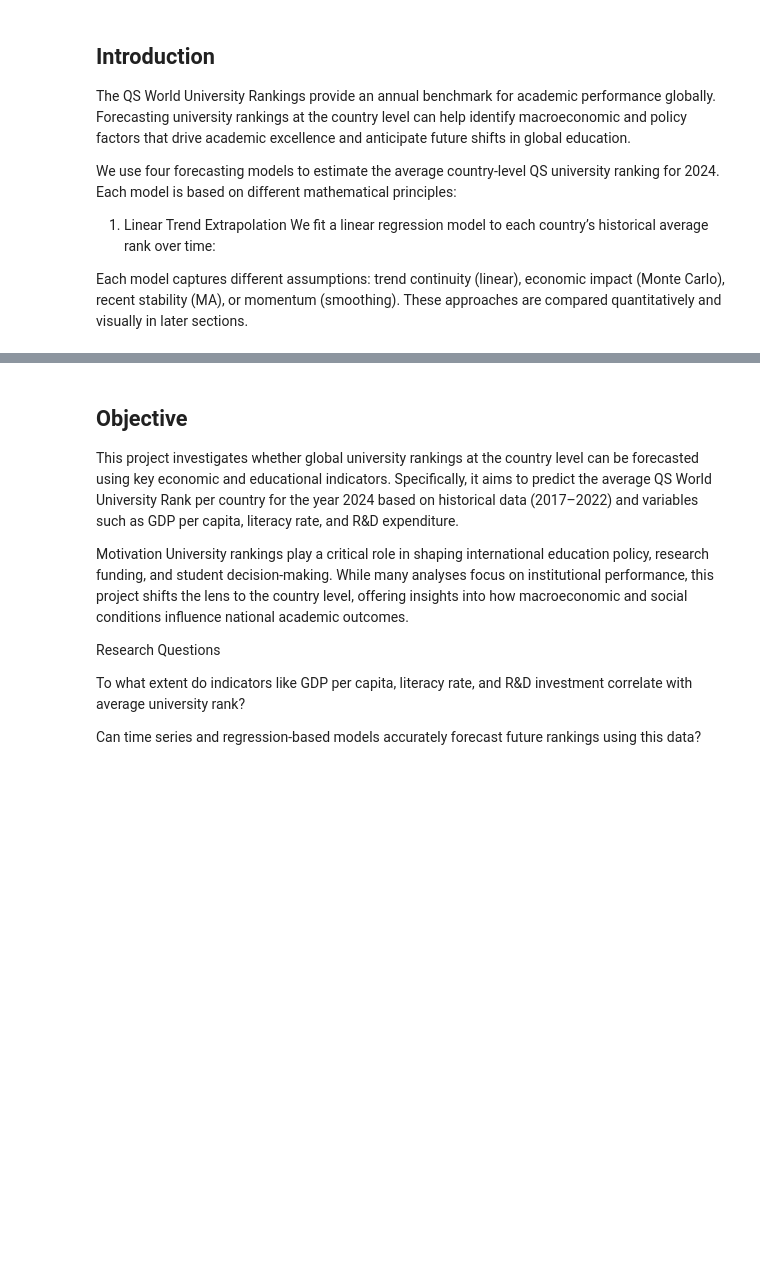
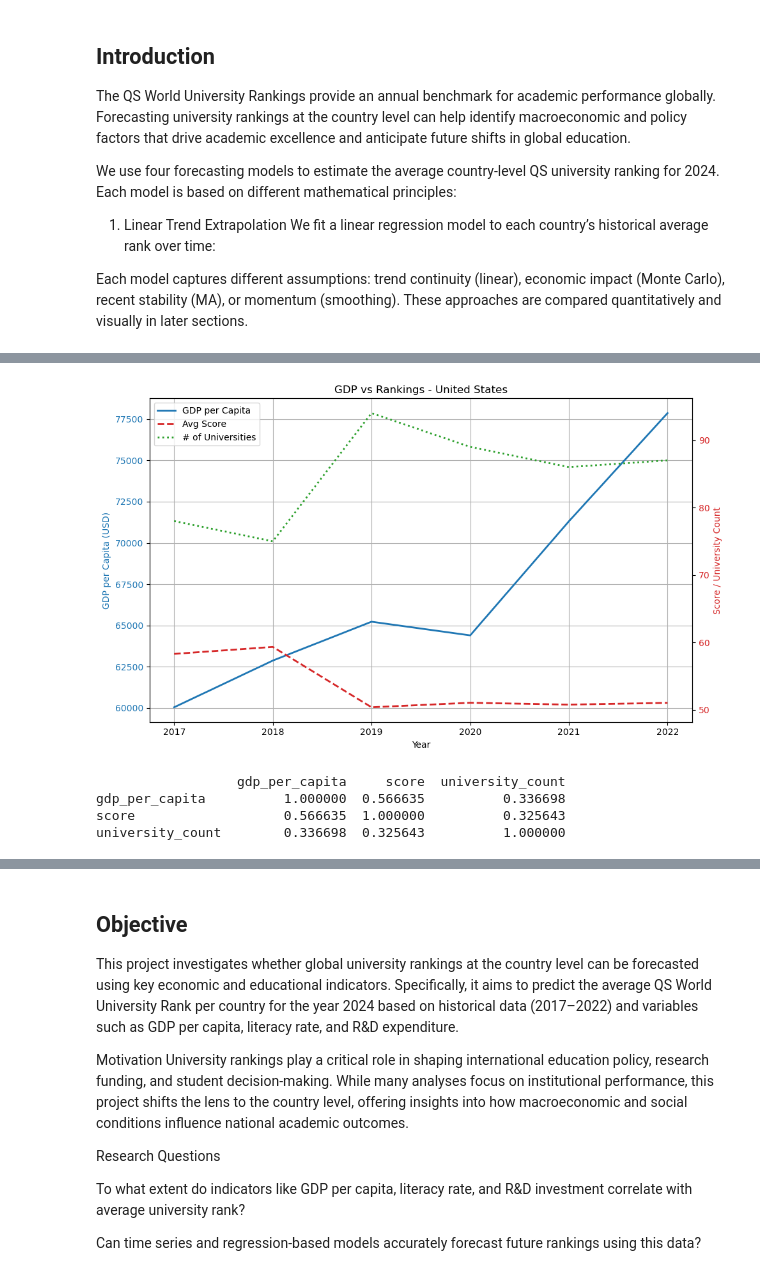
Before and after one commit to i11g/Data-Science-Project, a Jupyter notebook: Data.ipynb, the cells around one changed output, grey strips where cells are left out. Cells and saved outputs as stored; diff of their text form; code cells hidden in the pictures; blank space fills up the shorter version.

```diff
--- a/Data.ipynb
+++ b/Data.ipynb
@@ -32,0 +337,9 @@ Each model captures different assumptions: trend continuity (linear), economic i
+# %%
+# Merge average scores and university counts
+rank_stats = pd.merge(avg_scores, counts_per_year, on=["country", "year"])
+# %%
+# Merge GDP with ranking stats
+merged_df = pd.merge(gdp_long, rank_stats, on=["country", "year"])
+
+# Final columns: country, year, gdp_per_capita, score, university_count
+merged_df.head(20)
@@ -32,0 +364,48 @@ Each model captures different assumptions: trend continuity (linear), economic i
+# %%
+import matplotlib.pyplot as plt
+
+# Filter for the country
+country = "United States"
+country_df = merged_df[merged_df["country"] == country]
+
+# Create figure and first axis (GDP)
+fig, ax1 = plt.subplots(figsize=(10, 6))
+
+# Plot GDP on left y-axis
+ax1.set_title(f"GDP vs Rankings - {country}")
+ax1.set_xlabel("Year")
+ax1.set_ylabel("GDP per Capita (USD)", color="tab:blue")
+ax1.plot(country_df["year"], country_df["gdp_per_capita"], label="GDP per Capita", color="tab:blue", linewidth=2)
+ax1.tick_params(axis="y", labelcolor="tab:blue")
+
+# Create second y-axis sharing the same x-axis
+ax2 = ax1.twinx()
+
+# Plot average score and university count on right y-axis
+ax2.set_ylabel("Score / University Count", color="tab:red")
+ax2.plot(country_df["year"], country_df["score"], label="Avg Score", color="tab:red", linestyle="--", linewidth=2)
+ax2.plot(country_df["year"], country_df["university_count"], label="# of Universities", color="tab:green", linestyle=":", linewidth=2)
+ax2.tick_params(axis="y", labelcolor="tab:red")
+
+# Combine legends from both axes
+lines_1, labels_1 = ax1.get_legend_handles_labels()
+lines_2, labels_2 = ax2.get_legend_handles_labels()
+ax2.legend(lines_1 + lines_2, labels_1 + labels_2, loc="upper left")
+
+# Grid and layout
+ax1.grid(True)
+plt.tight_layout()
+plt.show()
+# %% [output]
+[figure, added]
+# %%
+# Compute correlation matrix
+correlation = merged_df[["gdp_per_capita", "score", "university_count"]].corr()
+
+# Display correlation table
+print(correlation)
+# %% [output]
+                  gdp_per_capita     score  university_count
+gdp_per_capita          1.000000  0.566635          0.336698
+score                   0.566635  1.000000          0.325643
+university_count        0.336698  0.325643          1.000000
```
Also changed, not shown: parts of 28 cells of this notebook.
